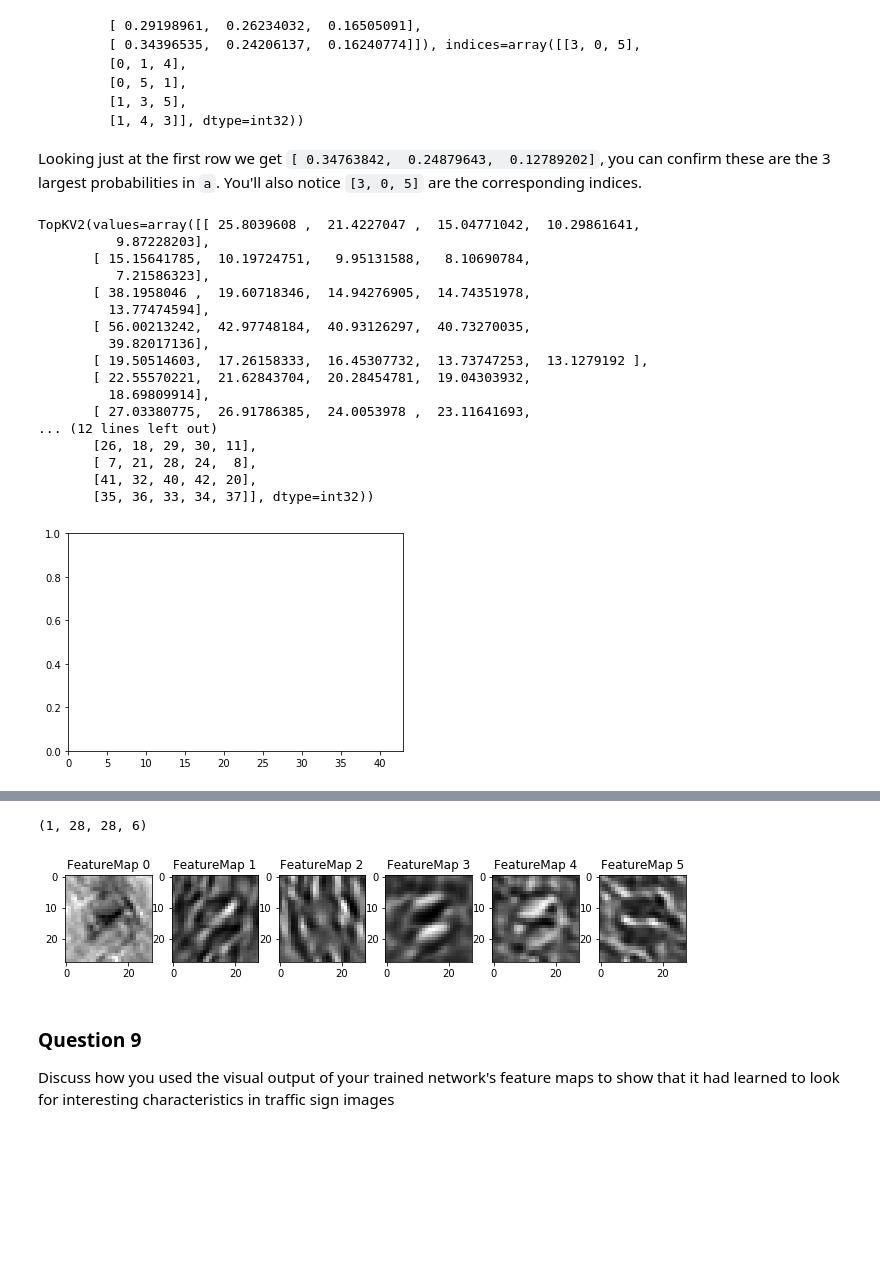
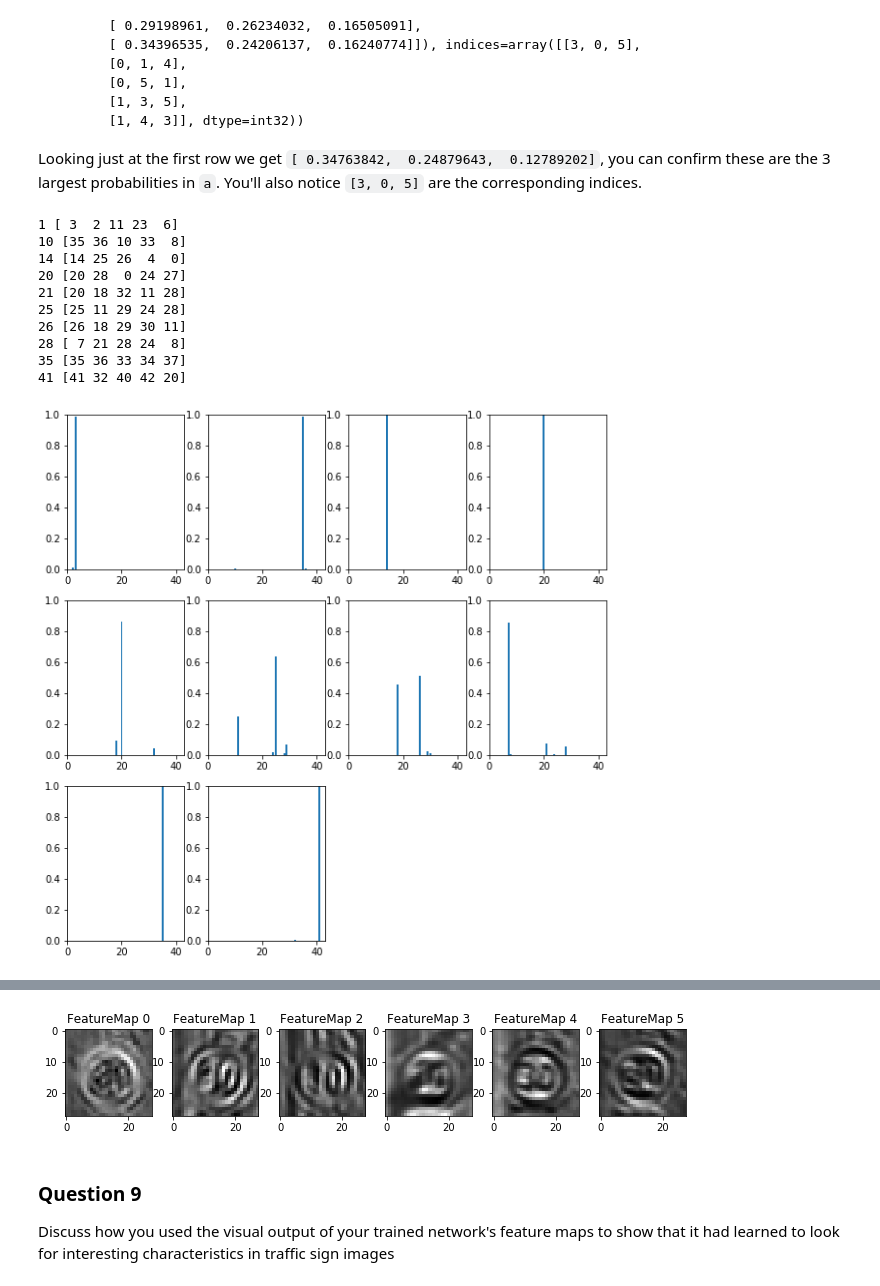
Before and after one commit to ShikaSD/CarND-Traffic-Sign-Classifier-Project, a Jupyter notebook: Traffic_Sign_Classifier.ipynb, the cells around one changed output, grey strips where cells are left out. Drawn from its saved outputs; the diff is of its cells as text; code cells hidden in the pictures; blank space fills up the shorter version.

```diff
--- a/Traffic_Sign_Classifier.ipynb
+++ b/Traffic_Sign_Classifier.ipynb
@@ -123,7 +124,7 @@ Here is an example of a [published baseline model on this problem](http://yann.l
 # %% [markdown]
 Use the code cell (or multiple code cells, if necessary) to implement the first step of your project.
 # %%
-def augment(label, number, angle=90, transform_dev=10, mu=3, stddev=10, rate=1):
+def augment(label, number, angle=15, transform_dev=10, mu=3):
     if number == 0:
         return (0, [])
 
@@ -134,7 +135,7 @@ def augment(label, number, angle=90, transform_dev=10, mu=3, stddev=10, rate=1):
     if len(images) == 0:
         return (0, [])
 
-    for i in range(0, int(number * rate)):
+    for i in range(0, int((number + 200) * rate)):
         if len(images) <= 1:
             index = 0
         else:
@@ -158,13 +159,9 @@ def augment(label, number, angle=90, transform_dev=10, mu=3, stddev=10, rate=1):
         affine_transform = cv2.getAffineTransform(affine1, affine2)
 
         img = cv2.warpAffine(image, rotation_matrix, (image.shape[1], image.shape[0]))
-        img = cv2.warpAffine(image, affine_transform, (image.shape[1], image.shape[0]))
+        img = cv2.warpAffine(img, affine_transform, (image.shape[1], image.shape[0]))
         # Add some blur
         img = cv2.GaussianBlur(img, (3,3), 0)
         result.append(img)
 
     return (int(number * rate), result)
-# %%
-number_of_items = [y_list.count(x) for x in range(0, n_classes)]
-plt.plot(range(0, n_classes), number_of_items, 'ro')
-plt.show()
@@ -195,18 +190,22 @@ def preprocess(source):
 
     return np.array(dst)
 # %%
-X_train = preprocess(X_list)
+
+X_train = preprocess(X_train)
 X_valid = preprocess(X_valid)
 X_test  = preprocess(X_test)
 
 image = X_train[index]
+original_image = X_original[index]
 
 figure = plt.figure()
-sp = figure.add_subplot(1, 3, 1)
+sp = figure.add_subplot(1, 4, 1)
+sp.imshow(original_image)
+sp = figure.add_subplot(1, 4, 2)
 sp.imshow(image[:, :, 0], cmap='gray')
-sp = figure.add_subplot(1, 3, 2)
+sp = figure.add_subplot(1, 4, 3)
 sp.imshow(255 - image[:, :, 1], cmap='Reds')
-sp = figure.add_subplot(1, 3, 3)
+sp = figure.add_subplot(1, 4, 4)
 sp.imshow(255 - image[:, :, 2], cmap='Blues')
 # %% [output]
 <matplotlib.image.AxesImage at 0x...>
@@ -384,14 +383,14 @@ print("Number of files: {}".format(signs_num))
 X = np.zeros((signs_num, 32, 32, 3), dtype=np.uint8)
 Y = np.zeros(len(X), dtype=np.uint8)
 
-figure = plt.figure('Images', [20, 20])
+figure = plt.figure('Images', [2, 10])
 for index, file in enumerate(files):
     X[index, :, :, :] = cv2.cvtColor(cv2.imread('custom_signs/' + file, 1), cv2.COLOR_BGR2RGB)
     Y[index] = file.partition(".")[0]
 
     # Find training image with the same label for comparison
-    train_indices = np.where(y_train==Y[index])
-    train_image = X_train[train_indices[0][0]]
+    train_indices = np.where(y_original==Y[index])
+    train_image = X_original[train_indices[0][0]]
 
     sp = figure.add_subplot(signs_num, 2, index * 2 + 1)
     sp.imshow(X[index, :, :, :])
@@ -470,29 +469,27 @@ Looking just at the first row we get `[ 0.34763842,  0.24879643,  0.12789202]`,
 # %%
 with tf.Session() as sess:
     saver.restore(sess, tf.train.latest_checkpoint('.'))
-    predictions = sess.run(tf.nn.top_k(logits, k=5), feed_dict={x: X, y: Y, keep_prob: 1.0})
-    print(predictions)
-    plt.plot(predictions.indices, predictions.values)
-    plt.axis([0, n_classes, 0, 1])
+    topK = sess.run(tf.nn.top_k(tf.nn.softmax(logits), k=5), feed_dict={x: X, y: Y, keep_prob: 1.0})
+
+    figure = plt.figure('TopK', [10, 10])
+    for index in range(0, len(topK.values)):
+        sp = figure.add_subplot(3, 4, index + 1)
+        sp.axis([0, n_classes, 0, 1])
+        sp.bar(topK.indices[index], topK.values[index], 0.7)
+
+        print(Y[index], topK.indices[index])
 # %% [output]
-TopKV2(values=array([[ 25.8039608 ,  21.4227047 ,  15.04771042,  10.29861641,
-          9.87228203],
-       [ 15.15641785,  10.19724751,   9.95131588,   8.10690784,
-          7.21586323],
-       [ 38.1958046 ,  19.60718346,  14.94276905,  14.74351978,
-         13.77474594],
-       [ 56.00213242,  42.97748184,  40.93126297,  40.73270035,
-         39.82017136],
-       [ 19.50514603,  17.26158333,  16.45307732,  13.73747253,  13.1279192 ],
-       [ 22.55570221,  21.62843704,  20.28454781,  19.04303932,
-         18.69809914],
-       [ 27.03380775,  26.91786385,  24.0053978 ,  23.11641693,
-... (12 lines left out)
-       [26, 18, 29, 30, 11],
-       [ 7, 21, 28, 24,  8],
-       [41, 32, 40, 42, 20],
-       [35, 36, 33, 34, 37]], dtype=int32))
+1 [ 3  2 11 23  6]
+10 [35 36 10 33  8]
+14 [14 25 26  4  0]
+20 [20 28  0 24 27]
+21 [20 18 32 11 28]
+25 [25 11 29 24 28]
+26 [26 18 29 30 11]
+28 [ 7 21 28 24  8]
+35 [35 36 33 34 37]
+41 [41 32 40 42 20]
-[figure, old version]
+[figure, new version]
 # %% [markdown]
 ---
 
@@ -547,10 +543,9 @@ randomImage = X_train[random.randint(0, len(X_train))]
 # %%
 with tf.Session() as sess:
     saver.restore(sess, tf.train.latest_checkpoint('.'))
-    outputFeatureMap([image], layer0)
+    outputFeatureMap([randomImage], layer0)
 # %% [output]
-(1, 28, 28, 6)
-[figure, old version]
+[figure, new version]
 # %% [markdown]
 ### Question 9
 
```
Also changed, not shown: parts of 9 cells of this notebook.
